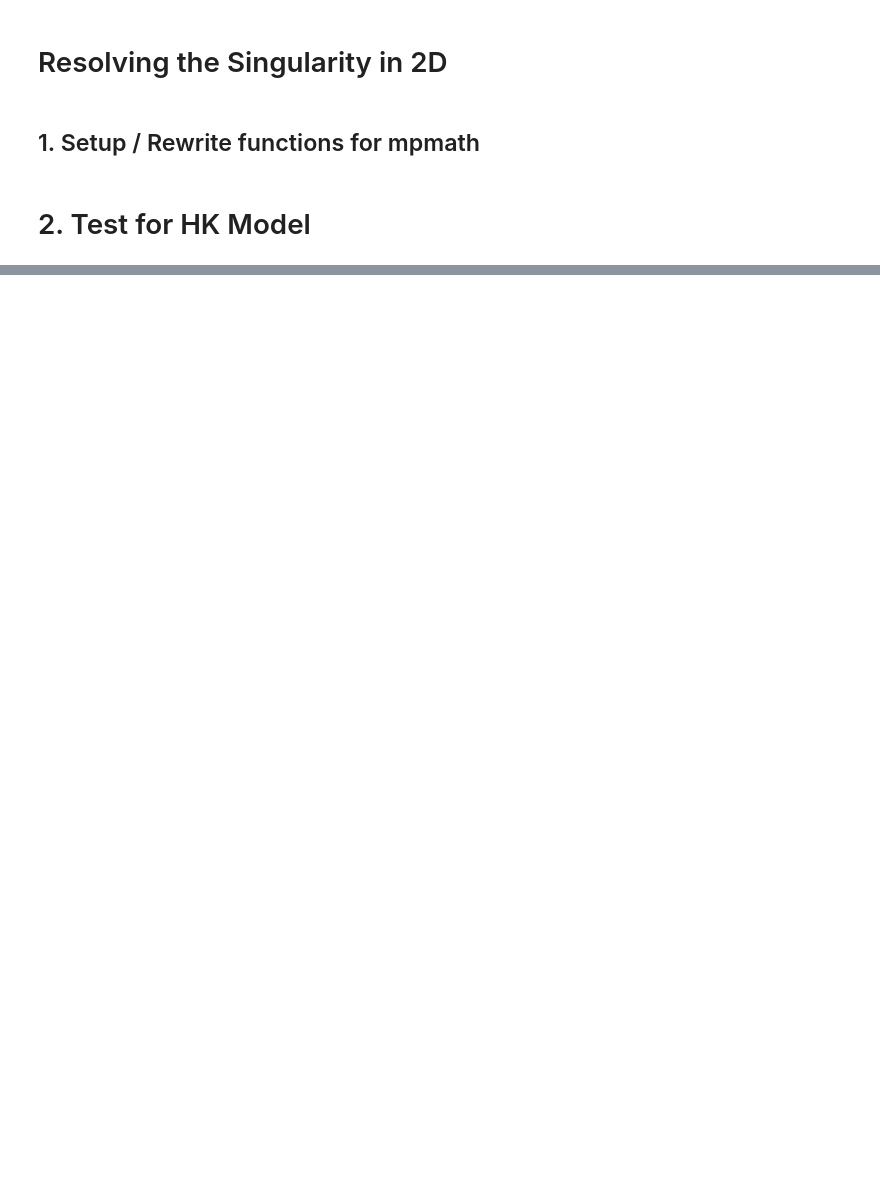
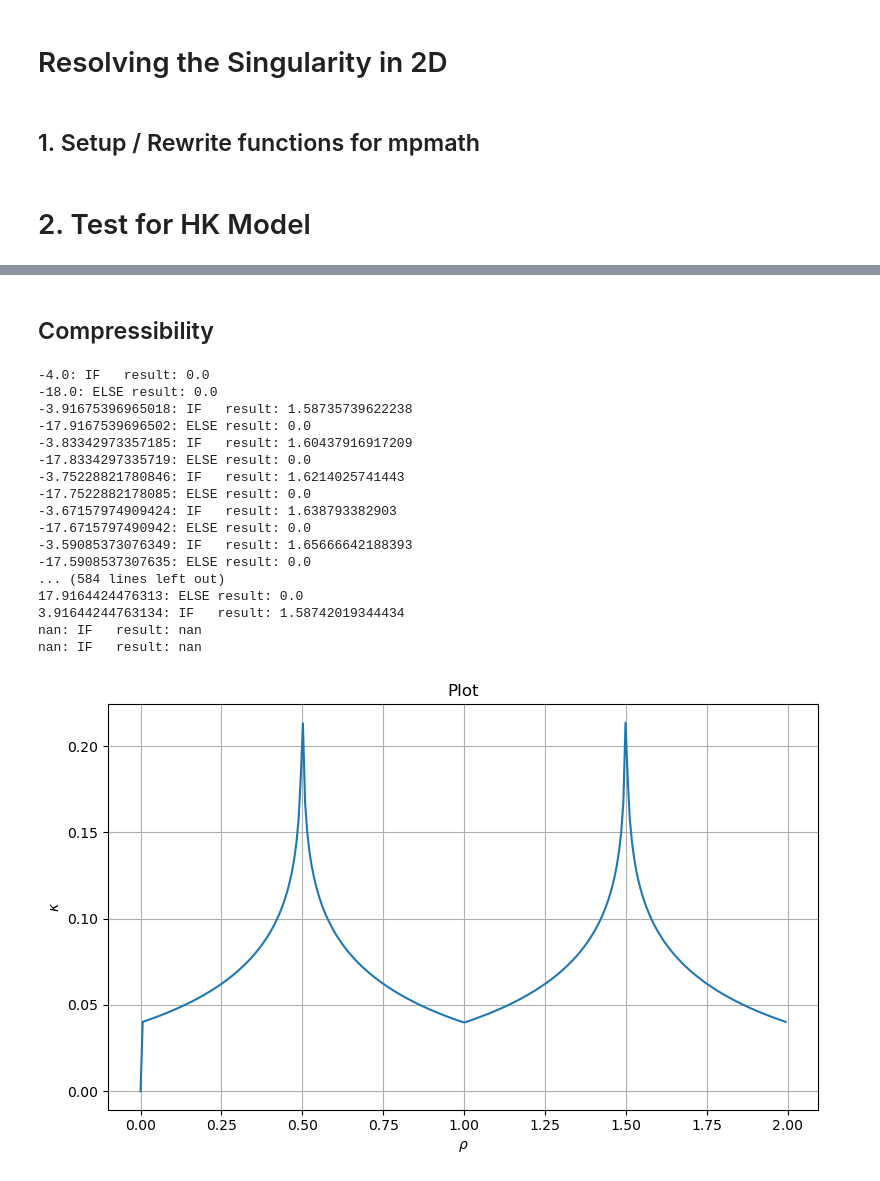
Before and after one commit to janjhch/bachelorthesis, a Jupyter notebook: meanfield/singularity_2d.ipynb, the cells around one changed output, grey strips where cells are left out. Cells and saved outputs as stored; diff of their text form; code cells hidden in the pictures; blank space fills up the shorter version.

```diff
--- a/meanfield/singularity_2d.ipynb
+++ b/meanfield/singularity_2d.ipynb
@@ -146,0 +188,25 @@ def plot_mpf_arrays(x_array, y_array, xlabel='x', ylabel='y', title='Plot'):
+# %% [markdown]
+## Compressibility
+# %%
+kappa_f0 = create_kappa_list_hk(mu_list_hk, 14)
+
+plot_mpf_arrays(rho_list, kappa_f0, r'$\rho$', r'$\kappa$')
+# %% [output]
+-4.0: IF   result: 0.0
+-18.0: ELSE result: 0.0
+-3.91675396965018: IF   result: 1.58735739622238
+-17.9167539696502: ELSE result: 0.0
+-3.83342973357185: IF   result: 1.60437916917209
+-17.8334297335719: ELSE result: 0.0
+-3.75228821780846: IF   result: 1.6214025741443
+-17.7522882178085: ELSE result: 0.0
+-3.67157974909424: IF   result: 1.638793382903
+-17.6715797490942: ELSE result: 0.0
+-3.59085373076349: IF   result: 1.65666642188393
+-17.5908537307635: ELSE result: 0.0
+... (584 lines left out)
+17.9164424476313: ELSE result: 0.0
+3.91644244763134: IF   result: 1.58742019344434
+nan: IF   result: nan
+nan: IF   result: nan
+[figure, added]
```
Also changed, not shown: parts of 10 cells of this notebook.
